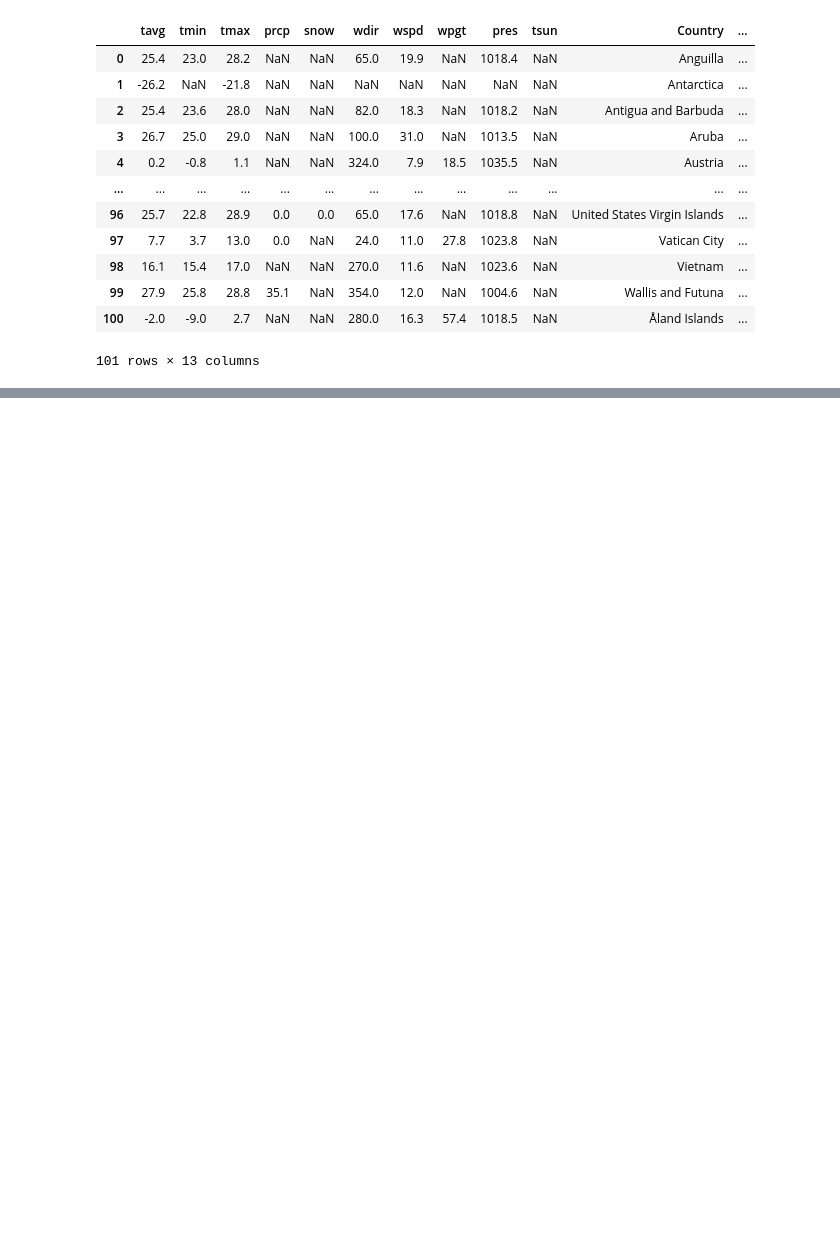
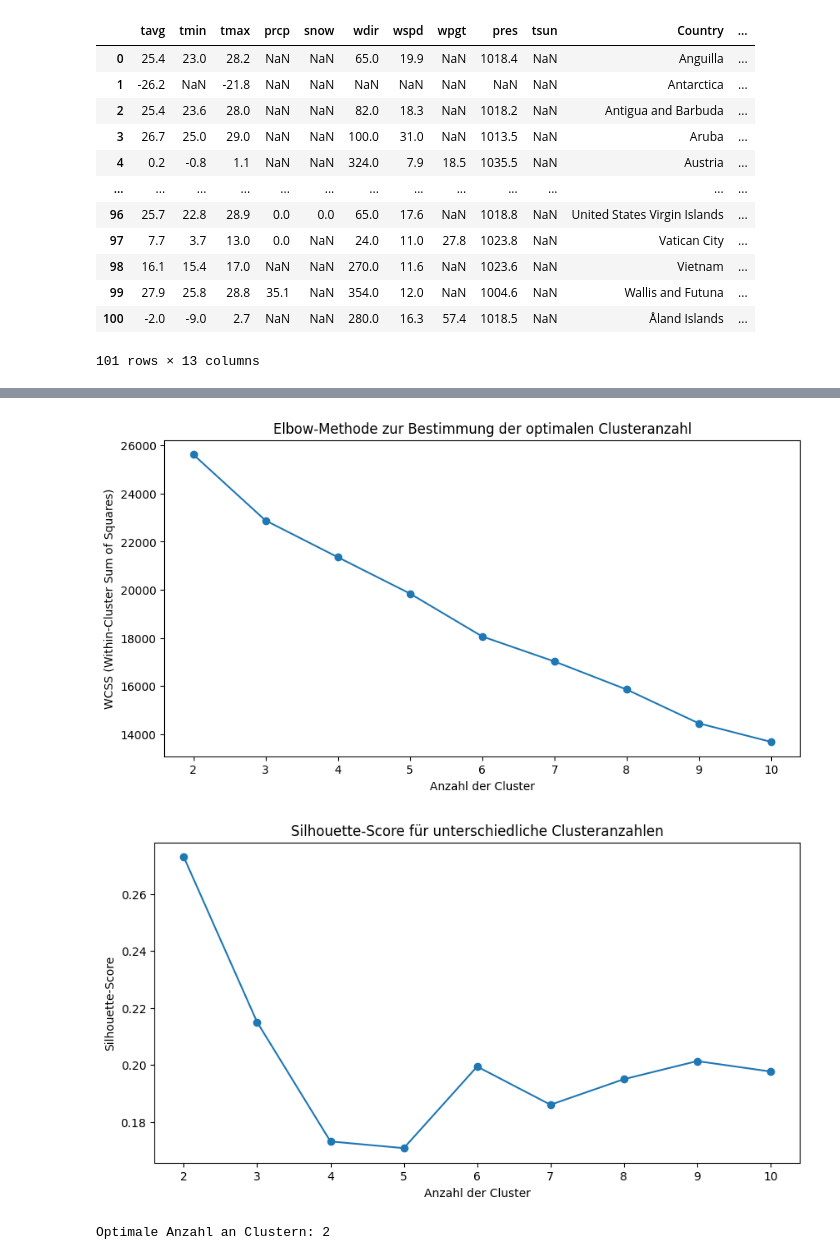
Before and after one commit to mats-ad/Quality-of-Life-World, a Jupyter notebook: weather_data.ipynb, the cells around one changed output, grey strips where cells are left out. Saved outputs shown, nothing was run; the diff lists cells and outputs as text; code cells hidden in the pictures; blank space fills up the shorter version.

Commit message:
played with the weather data

```diff
--- a/weather_data.ipynb
+++ b/weather_data.ipynb
@@ -563,0 +723,3 @@ print(aggregated_weather_data)
+# %%
+cleaned_data = pd.read_csv('cleaned_weather_data-2.csv')
+cleaned_data
@@ -563,0 +740,62 @@ print(aggregated_weather_data)
+# %%
+from sklearn.cluster import KMeans
+from sklearn.preprocessing import StandardScaler
+from sklearn.metrics import silhouette_score
+import matplotlib.pyplot as plt
+
+# Nur numerische Spalten für das Clustering extrahieren
+numerical_columns = ['tavg', 'tmin', 'tmax', 'prcp', 'snow', 'wdir', 'wspd', 'wpgt', 'pres', 'tsun']
+values = cleaned_data[numerical_columns]
+
+# Standardisierung der Daten (falls nicht bereits standardisiert)
+scaler = StandardScaler()
+scaled_values = scaler.fit_transform(values)
+
+# Finden der optimalen Anzahl an Clustern mit der Elbow-Methode
+wcss = []  # Within-Cluster Sum of Squares
+silhouette_scores = []
+cluster_range = range(2, 11)
+
+for k in cluster_range:
+    kmeans = KMeans(n_clusters=k, random_state=42)
+    kmeans.fit(scaled_values)
+    wcss.append(kmeans.inertia_)
+    silhouette_scores.append(silhouette_score(scaled_values, kmeans.labels_))
+
+# Elbow-Methode visualisieren
+plt.figure(figsize=(10, 5))
+plt.plot(cluster_range, wcss, marker='o')
+plt.title('Elbow-Methode zur Bestimmung der optimalen Clusteranzahl')
+plt.xlabel('Anzahl der Cluster')
+plt.ylabel('WCSS (Within-Cluster Sum of Squares)')
+plt.show()
+
+# Silhouette-Score visualisieren
+plt.figure(figsize=(10, 5))
+plt.plot(cluster_range, silhouette_scores, marker='o')
+plt.title('Silhouette-Score für unterschiedliche Clusteranzahlen')
+plt.xlabel('Anzahl der Cluster')
+plt.ylabel('Silhouette-Score')
+plt.show()
+
+# Optimale Anzahl an Clustern basierend auf Silhouette-Score
+optimal_clusters = cluster_range[silhouette_scores.index(max(silhouette_scores))]
+print(f'Optimale Anzahl an Clustern: {optimal_clusters}')
+
+# K-Means mit optimaler Clusteranzahl
+kmeans = KMeans(n_clusters=optimal_clusters, random_state=42)
+cleaned_data['Cluster'] = kmeans.fit_predict(scaled_values)
+
+# Ergebnisse speichern
+cleaned_data.to_csv('clustered_weather_data.csv', index=False)
+
+plt.scatter(cleaned_data['tavg'], cleaned_data['prcp'], c=cleaned_data['Cluster'], cmap='viridis')
+plt.xlabel('Average Temperature (tavg)')
+plt.ylabel('Precipitation (prcp)')
+plt.title('Clustering von Ländern basierend auf Wetterdaten')
+plt.colorbar(label='Cluster')
+plt.show()
+# %% [output]
+[figure, added]
+[figure, added]
+Optimale Anzahl an Clustern: 2
```
Also changed, not shown: parts of 9 cells of this notebook, 6 other files.
